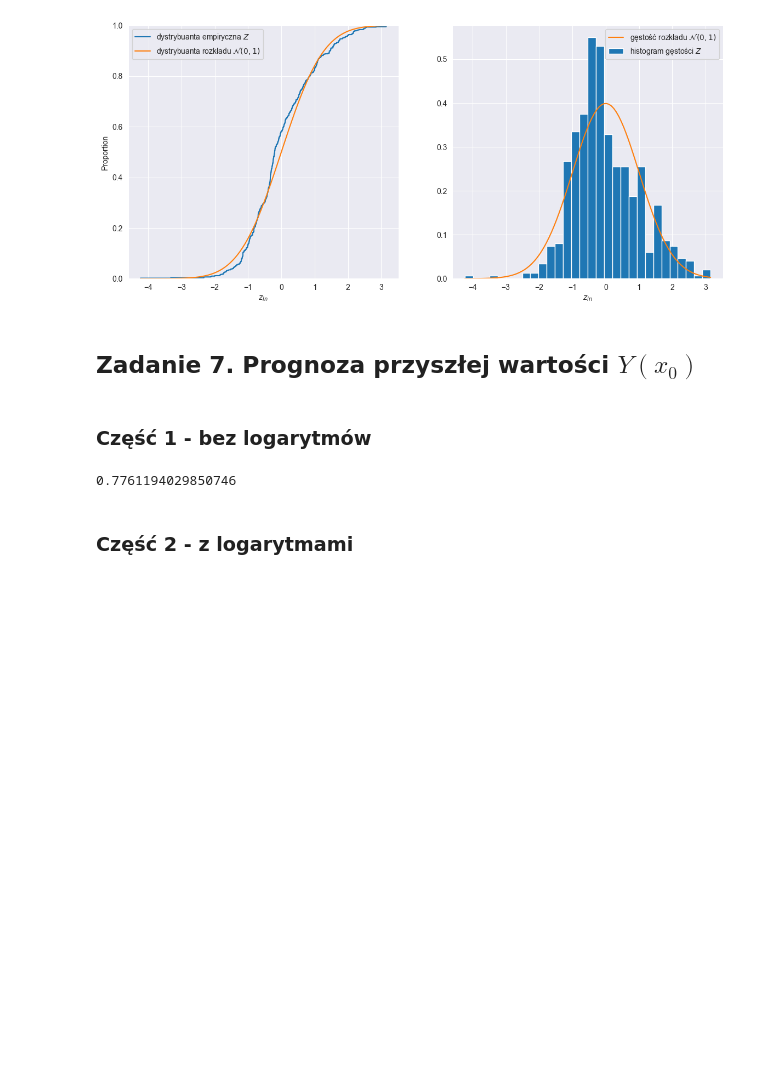
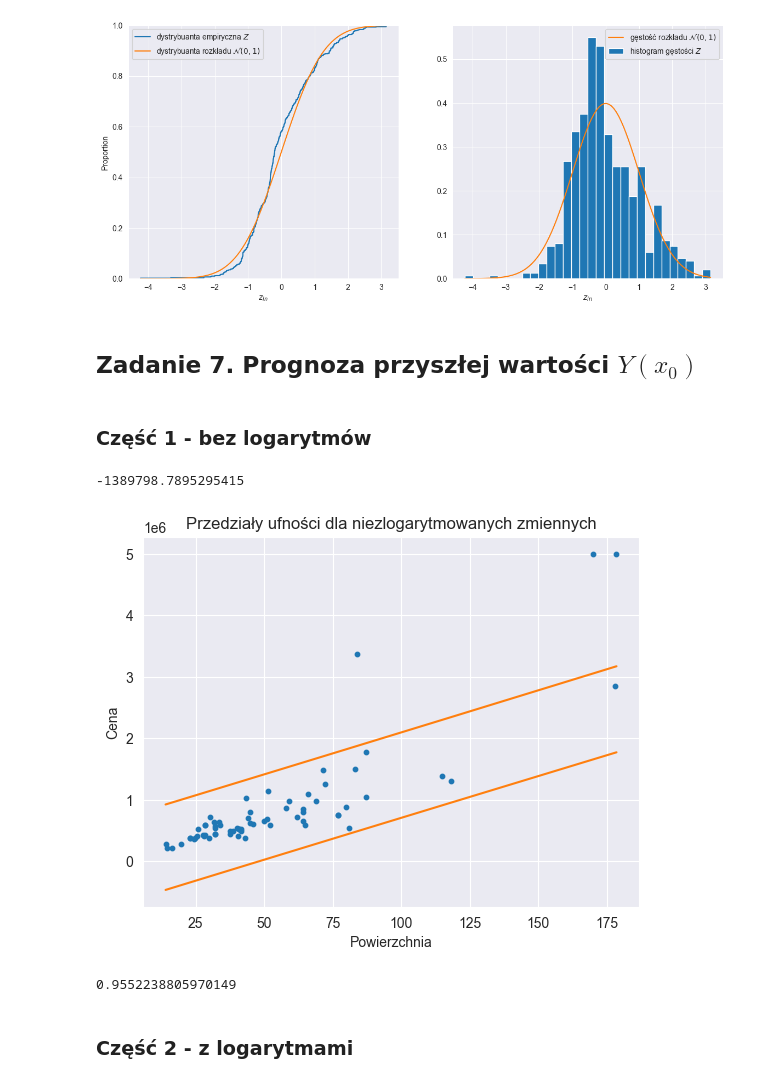
Before and after one commit to mlubneuskaya/apartments, a Jupyter notebook: raport1/raport.ipynb, the cells around one changed output. Cells and saved outputs as stored; diff of their text form; code cells hidden in the pictures; blank space fills up the shorter version.

```diff
--- a/raport1/raport.ipynb
+++ b/raport1/raport.ipynb
@@ -217,8 +217,8 @@ plt.savefig('pictures\\distribution.pdf')
 # %% [markdown]
 ## Zadanie 7. Prognoza przyszłej wartości $Y{(x_0)}$
 # %%
-def confidence_interval(Y_est, s, x0, x, alpha=0.5):
+def confidence_interval(Y_est, s, x0, x, alpha=0.05):
     m = len(x)
-    dummy1 = 1 + 1/m + (x0 - np.mean(x)) ** 2 / np.sum((x0 - np.mean(x)) ** 2)
+    dummy1 = 1 + 1/m + (x0 - np.mean(x)) ** 2 / np.sum((x - np.mean(x)) ** 2)
     dummy2 = stats.t.ppf(1-alpha/2, m-2) * s * np.sqrt(dummy1)
     return Y_est - dummy2, Y_est + dummy2
@@ -225,17 +231,32 @@ def confidence_interval(Y_est, s, x0, x, alpha=0.5):
 # %% [markdown]
 ### Część 1 - bez logarytmów
+# %%
+test_dataset = test_dataset.sort_values(by='sq', ascending=True)
 # %%
-s = S(a, b, dataset.log_sq, dataset.log_price)
-confidence_intervals = [confidence_interval(a + b * new_surface, s, new_surface, dataset.sq, alpha=0.05) for new_surface in test_dataset.sq]
+s = S(a, b, dataset.sq, dataset.price)
+confidence_intervals = np.array([confidence_interval(a + b * new_surface, s, new_surface, dataset.sq, alpha=0.05) for new_surface in test_dataset.sq])
 # %%
 counter = 0
 for interval, new_price in zip(confidence_intervals, test_dataset.price):
     if interval[0] <= new_price <= interval[1]:
         counter += 1
+# %%
+print(confidence_intervals[0, 0] - confidence_intervals[0, 1])
+# %% [output]
+-1389798.7895295415
+# %%
+plt.plot(test_dataset.sq, confidence_intervals[:, 0], c='C1')
+plt.plot(test_dataset.sq, confidence_intervals[:, 1], c='C1')
+plt.title('Przedziały ufności dla niezlogarytmowanych zmiennych')
+plt.ylabel('Cena')
+plt.xlabel('Powierzchnia')
+_ = plt.scatter(test_dataset.sq, test_dataset.price, s=10, c='C0')
+# %% [output]
+[figure, added]
 # %%
-counter/test_size
+counter/test_size # procent wpadających wartości
 # %% [output]
-0.7761194029850746
+0.9552238805970149
 # %% [markdown]
 ### Część 2 - z logarytmami
 # %%
```
Also changed, not shown: parts of 8 cells of this notebook, 4 other files.
